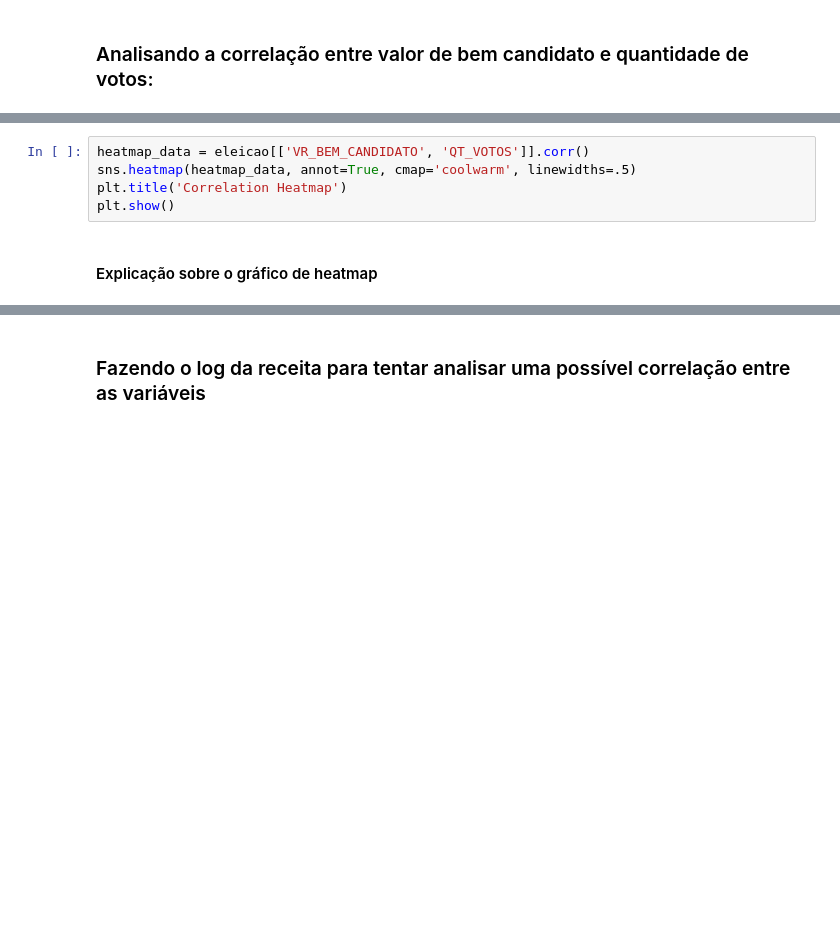
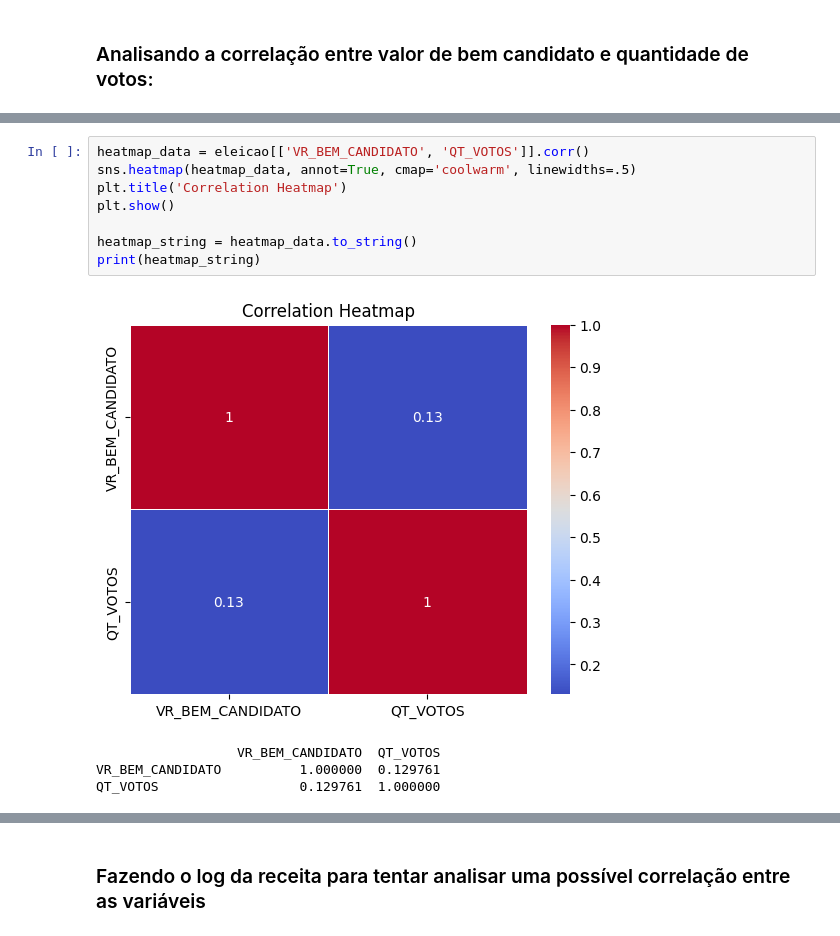
Before and after one commit to Kawhan/final_data_project, a Jupyter notebook: relatorio.ipynb, the cells around one changed output, grey strips where cells are left out. Saved outputs shown, nothing was run; the diff lists cells and outputs as text; blank space fills up the shorter version.

```diff
--- a/relatorio.ipynb
+++ b/relatorio.ipynb
@@ -428,7 +449,13 @@ pd.Series({
 # %%
 heatmap_data = eleicao[['VR_BEM_CANDIDATO', 'QT_VOTOS']].corr()
 sns.heatmap(heatmap_data, annot=True, cmap='coolwarm', linewidths=.5)
 plt.title('Correlation Heatmap')
 plt.show()
+
+heatmap_string = heatmap_data.to_string()
+print(heatmap_string)
+# %% [output]
+[figure, added]
+                  VR_BEM_CANDIDATO  QT_VOTOS
+VR_BEM_CANDIDATO          1.000000  0.129761
+QT_VOTOS                  0.129761  1.000000
-# %% [markdown]
-#### Explicação sobre o gráfico de heatmap
```
Also changed, not shown: parts of 23 cells of this notebook.
